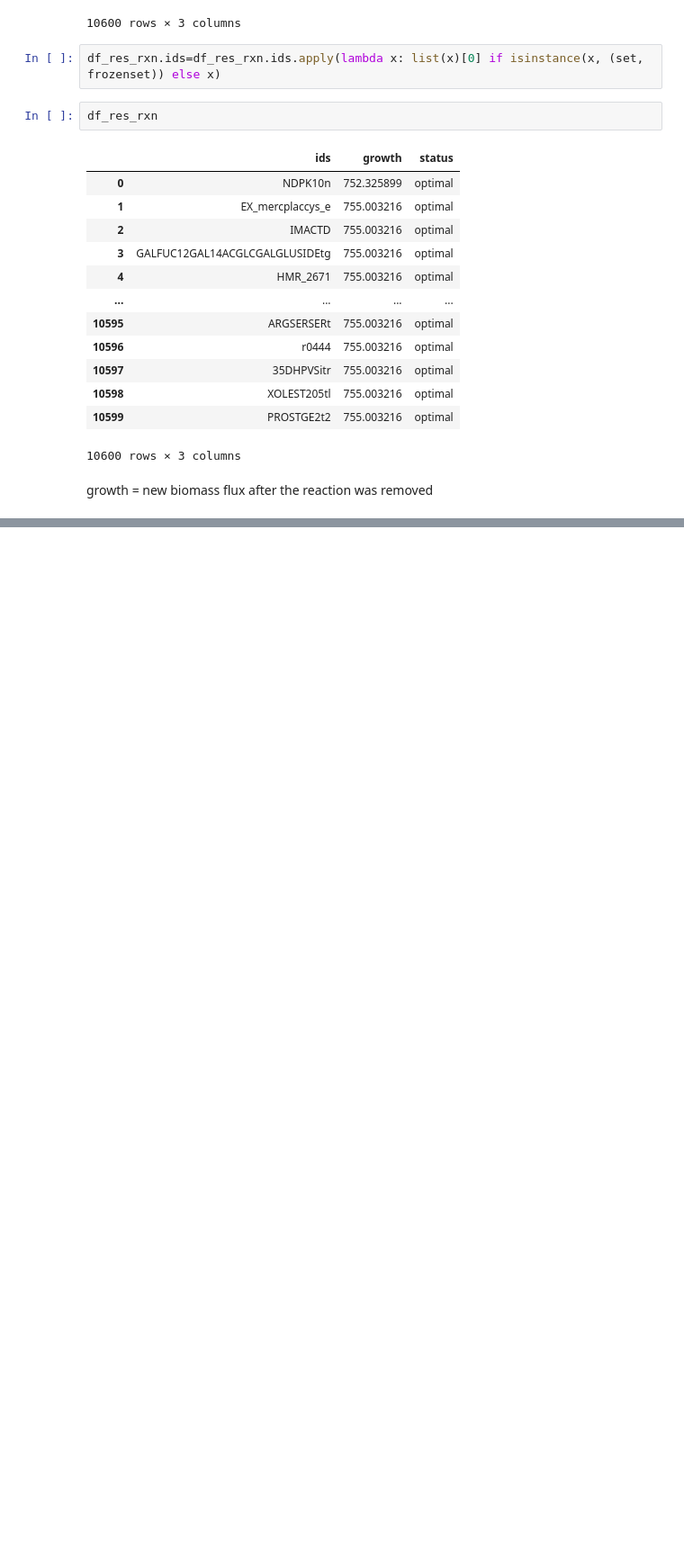
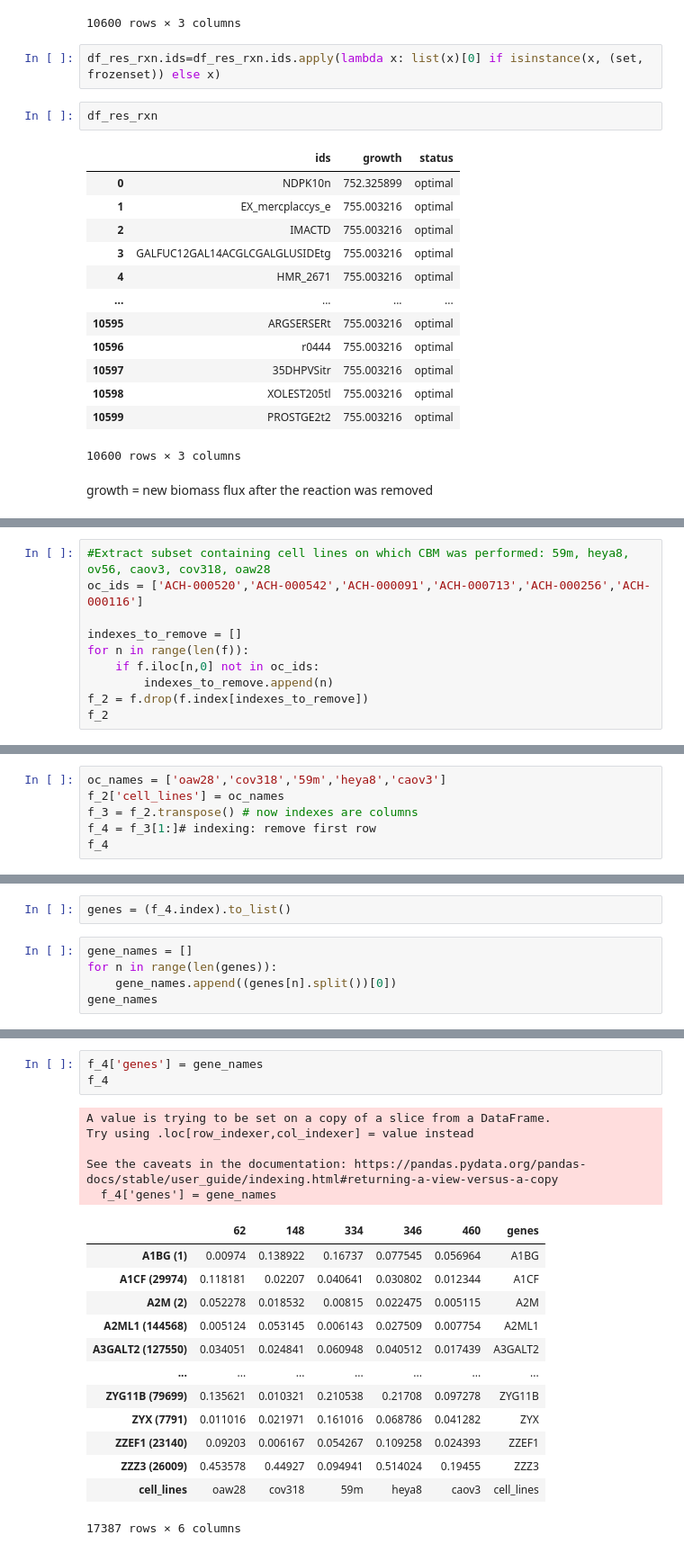
Before and after one commit to MishkaNastia/Ovarian-Cancer, a Jupyter notebook: reaction_essentiality.ipynb, the cells around one changed output, grey strips where cells are left out. Shown at 90% size. Saved outputs shown, nothing was run; the diff lists cells and outputs as text; blank space fills up the shorter version.

```diff
--- a/reaction_essentiality.ipynb
+++ b/reaction_essentiality.ipynb
@@ -120,0 +147,10 @@ df_res_rxn[df_res_rxn["status"]!="optimal"]
+# %%
+#Extract subset containing cell lines on which CBM was performed: 59m, heya8, ov56, caov3, cov318, oaw28
+oc_ids = ['ACH-000520','ACH-000542','ACH-000091','ACH-000713','ACH-000256','ACH-000116']
+
+indexes_to_remove = []
+for n in range(len(f)):
+    if f.iloc[n,0] not in oc_ids:
+        indexes_to_remove.append(n)
+f_2 = f.drop(f.index[indexes_to_remove])
+f_2
@@ -120,0 +165,6 @@ df_res_rxn[df_res_rxn["status"]!="optimal"]
+# %%
+oc_names = ['oaw28','cov318','59m','heya8','caov3']
+f_2['cell_lines'] = oc_names
+f_3 = f_2.transpose() # now indexes are columns
+f_4 = f_3[1:]# indexing: remove first row
+f_4
@@ -120,0 +185,7 @@ df_res_rxn[df_res_rxn["status"]!="optimal"]
+# %%
+genes = (f_4.index).to_list()
+# %%
+gene_names = []
+for n in range(len(genes)):
+    gene_names.append((genes[n].split())[0])
+gene_names
@@ -120,0 +210,22 @@ df_res_rxn[df_res_rxn["status"]!="optimal"]
+# %%
+f_4['genes'] = gene_names
+f_4
+# %% [output]
+A value is trying to be set on a copy of a slice from a DataFrame.
+Try using .loc[row_indexer,col_indexer] = value instead
+
+See the caveats in the documentation: https://pandas.pydata.org/pandas-docs/stable/user_guide/indexing.html#returning-a-view-versus-a-copy
+  f_4['genes'] = gene_names
+|  | 62 | 148 | 334 | 346 | 460 | genes |
+| A1BG (1) | 0.00974 | 0.138922 | 0.16737 | 0.077545 | 0.056964 | A1BG |
+| A1CF (29974) | 0.118181 | 0.02207 | 0.040641 | 0.030802 | 0.012344 | A1CF |
+| A2M (2) | 0.052278 | 0.018532 | 0.00815 | 0.022475 | 0.005115 | A2M |
+| A2ML1 (144568) | 0.005124 | 0.053145 | 0.006143 | 0.027509 | 0.007754 | A2ML1 |
+| A3GALT2 (127550) | 0.034051 | 0.024841 | 0.060948 | 0.040512 | 0.017439 | A3GALT2 |
+| ... | ... | ... | ... | ... | ... | ... |
+| ZYG11B (79699) | 0.135621 | 0.010321 | 0.210538 | 0.21708 | 0.097278 | ZYG11B |
+| ZYX (7791) | 0.011016 | 0.021971 | 0.161016 | 0.068786 | 0.041282 | ZYX |
+| ZZEF1 (23140) | 0.09203 | 0.006167 | 0.054267 | 0.109258 | 0.024393 | ZZEF1 |
+| ZZZ3 (26009) | 0.453578 | 0.44927 | 0.094941 | 0.514024 | 0.19455 | ZZZ3 |
+| cell_lines | oaw28 | cov318 | 59m | heya8 | caov3 | cell_lines |
+17387 rows × 6 columns
```
Also changed, not shown: parts of 12 cells of this notebook, 2 other files.
